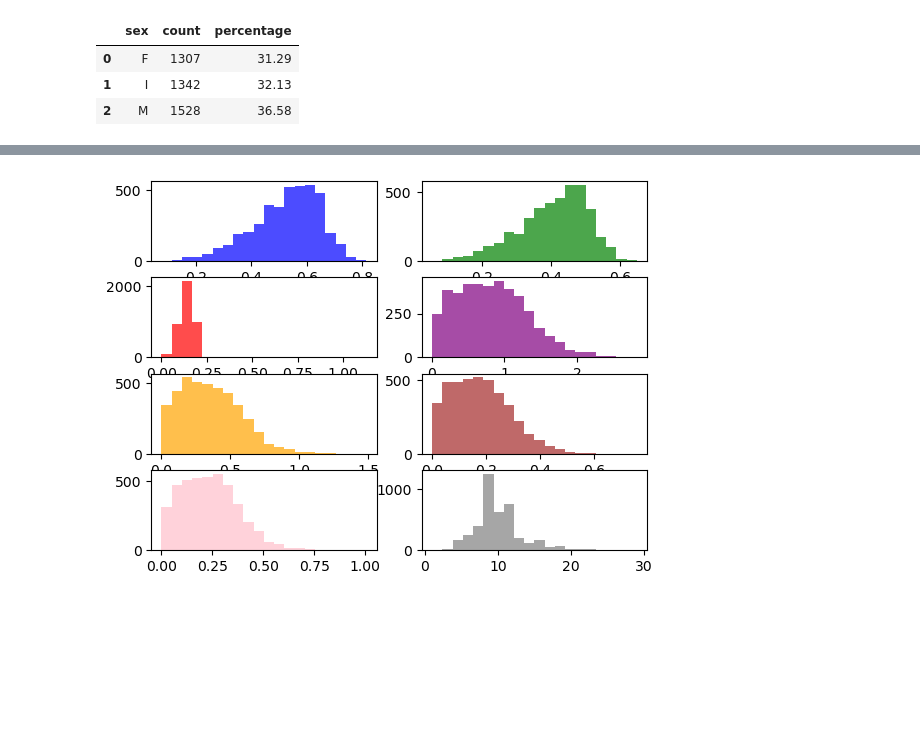
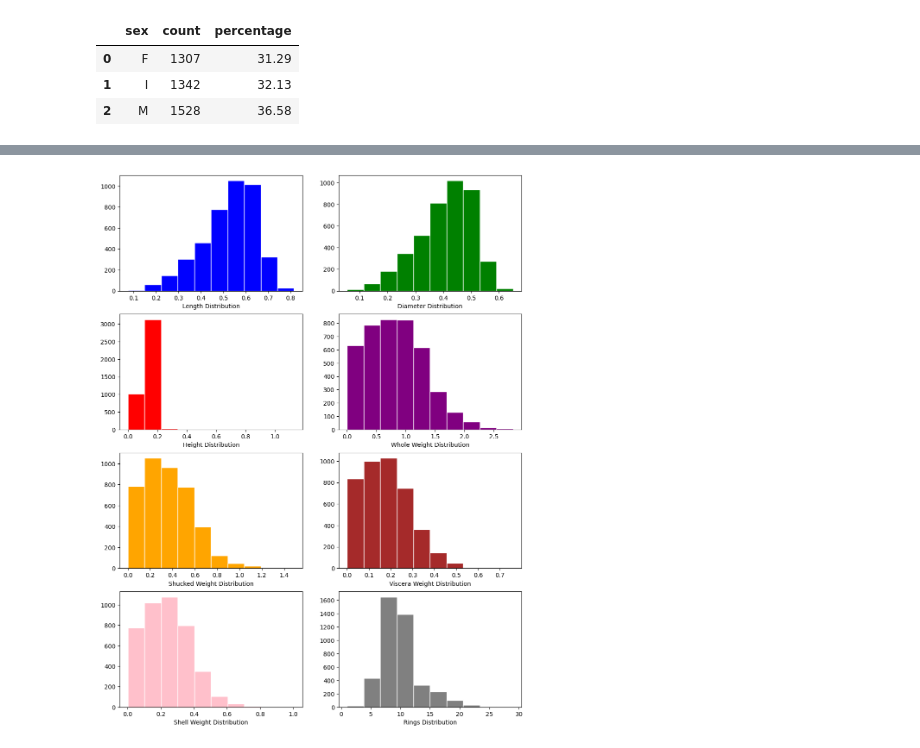
Before and after one commit to igoro00/pipython, a Jupyter notebook: Untitled-1.ipynb, the cells around one changed output, grey strips where cells are left out. Cells and saved outputs as stored; diff of their text form; code cells hidden in the pictures; blank space fills up the shorter version.

```diff
--- a/Untitled-1.ipynb
+++ b/Untitled-1.ipynb
@@ -5,5 +7,16 @@ import matplotlib.pyplot as plt
 # %%
-df = pd.read_csv('data.csv', header=None, names=['sex', 'length', 'diameter', 'height', 'whole_weight', 'shucked_weight', 'viscera_weight', 'shell_weight', 'rings'])
+column_names = [
+    'sex',
+    'length',
+    'diameter',
+    'height',
+    'whole_weight',
+    'shucked_weight',
+    'viscera_weight',
+    'shell_weight',
+    'rings'
+]
+df = pd.read_csv('data.csv', header=None, names=column_names)
 df
 # %% [output]
 |  | sex | length | diameter | height | whole_weight | shucked_weight | viscera_weight | shell_weight | ... |
@@ -48,29 +64,30 @@ plt.bar(sexes['sex'], sexes['count'])
 [figure]
 # %%
-plt.subplot(4, 2, 1)
-plt.hist(df['length'], bins=20, color='blue', alpha=0.7)
+fig, axs = plt.subplots(4,2, figsize=(12, 16))
+axs[0, 0].hist(df['length'], bins=10, color='blue', edgecolor='white', label='Length')
+axs[0, 0].set_xlabel('Length Distribution')
 
-plt.subplot(4, 2, 2)
-plt.hist(df['diameter'], bins=20, color='green', alpha=0.7)
+axs[0, 1].hist(df['diameter'], bins=10, color='green', edgecolor='white', label='Diameter')
+axs[0, 1].set_xlabel('Diameter Distribution')
 
-plt.subplot(4, 2, 3)
-plt.hist(df['height'], bins=20, color='red', alpha=0.7)
+axs[1, 0].hist(df['height'], bins=10, color='red', edgecolor='white', label='Height')
+axs[1, 0].set_xlabel('Height Distribution')
 
-plt.subplot(4, 2, 4)
-plt.hist(df['whole_weight'], bins=20, color='purple', alpha=0.7)
+axs[1, 1].hist(df['whole_weight'], bins=10, color='purple', edgecolor='white', label='Whole Weight')
+axs[1, 1].set_xlabel('Whole Weight Distribution')
 
-plt.subplot(4, 2, 5)
-plt.hist(df['shucked_weight'], bins=20, color='orange', alpha=0.7)
+axs[2, 0].hist(df['shucked_weight'], bins=10, color='orange', edgecolor='white', label='Shucked Weight')
+axs[2, 0].set_xlabel('Shucked Weight Distribution')
 
-plt.subplot(4, 2, 6)
-plt.hist(df['viscera_weight'], bins=20, color='brown', alpha=0.7)
+axs[2, 1].hist(df['viscera_weight'], bins=10, color='brown', edgecolor='white', label='Viscera Weight')
+axs[2, 1].set_xlabel('Viscera Weight Distribution')
 
-plt.subplot(4, 2, 7)
-plt.hist(df['shell_weight'], bins=20, color='pink', alpha=0.7)
+axs[3, 0].hist(df['shell_weight'], bins=10, color='pink', edgecolor='white', label='Shell Weight')
+axs[3, 0].set_xlabel('Shell Weight Distribution')
 
-plt.subplot(4, 2, 8)
-plt.hist(df['rings'], bins=20, color='gray', alpha=0.7)
+axs[3, 1].hist(df['rings'], bins=10, color='gray', edgecolor='white', label='Rings')
+axs[3, 1].set_xlabel('Rings Distribution')
 
 plt.show()
 # %% [output]
-[figure, old version]
+[figure, new version]
```
Also changed, not shown: parts of 10 cells of this notebook.
